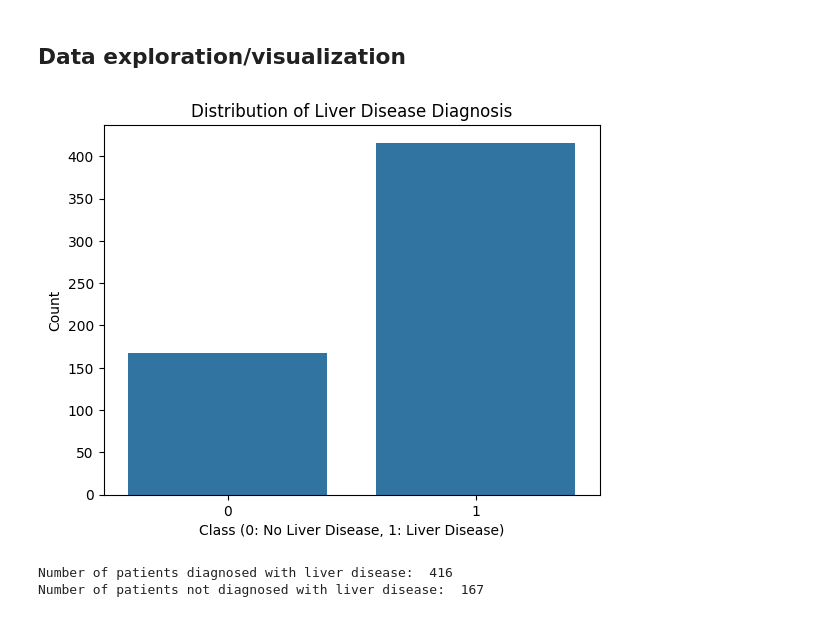
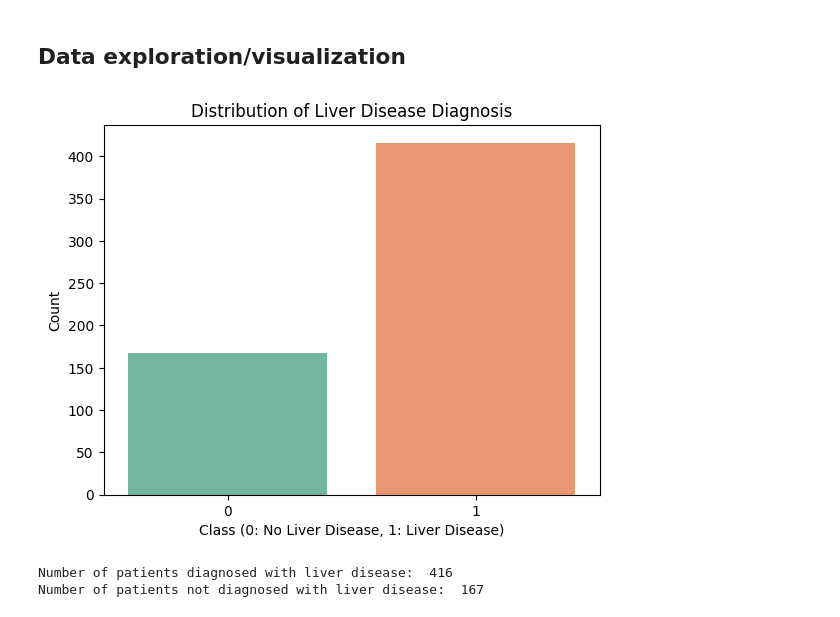
Before and after one commit to Evans2424/IACEC_Project_Model_Performance_Analysis, a Jupyter notebook: IACEC_MLProject.ipynb, the cells around one changed output. Drawn from its saved outputs; the diff is of its cells as text; code cells hidden in the pictures.

```diff
--- a/IACEC_MLProject.ipynb
+++ b/IACEC_MLProject.ipynb
@@ -168,18 +171,18 @@ dtype: int64
 # %%
 import matplotlib.pyplot as plt
 import seaborn as sns
 
-sns.countplot(data=liver_df, x='Class')
+sns.countplot(data=liver_df, x='Class', palette='Set2')
 plt.title('Distribution of Liver Disease Diagnosis')
 plt.xlabel('Class (0: No Liver Disease, 1: Liver Disease)')
 plt.ylabel('Count')
 plt.show()
 
 # Count the number of patients diagnosed with liver disease and those not diagnosed
 LD, NLD = liver_df['Class'].value_counts()
 print('Number of patients diagnosed with liver disease: ', LD)
 print('Number of patients not diagnosed with liver disease: ', NLD)
 # %% [output]
-[figure, old version]
+[figure, new version]
 Number of patients diagnosed with liver disease:  416
 Number of patients not diagnosed with liver disease:  167
```
Also changed, not shown: parts of 2 cells of this notebook.
